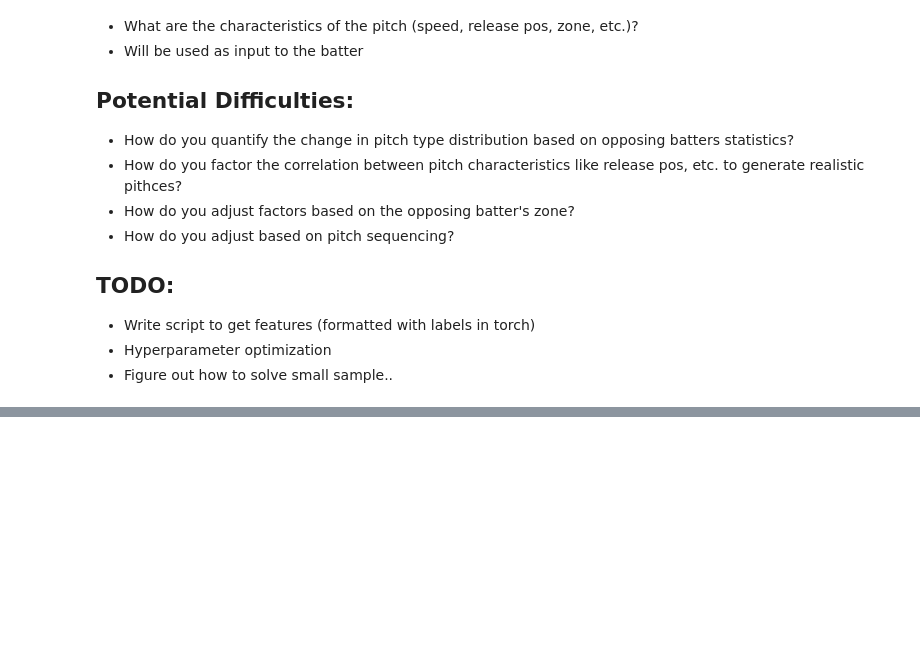
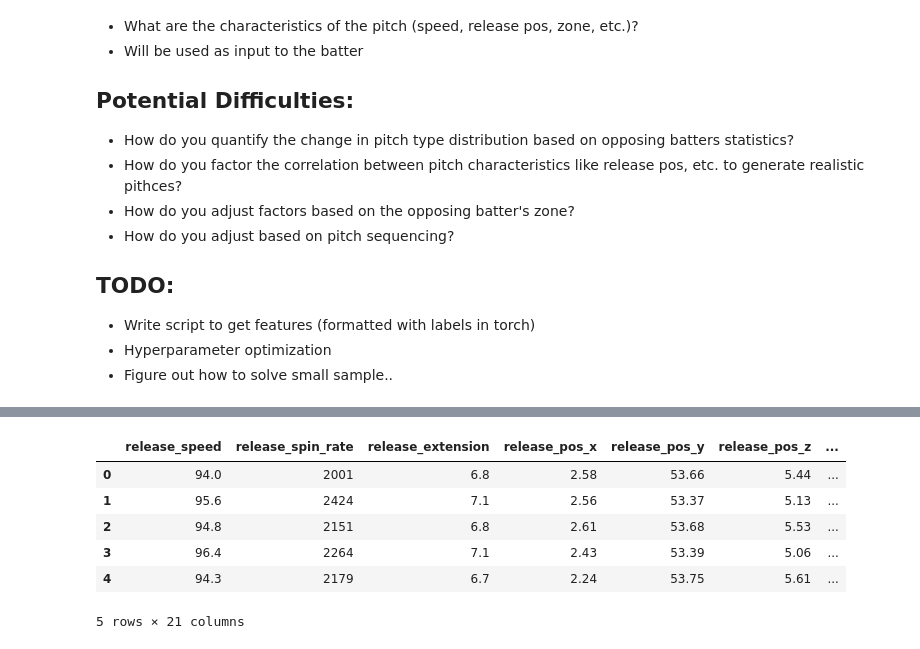
Before and after one commit to reecetec/mlb_simulator, a Jupyter notebook: notebooks/2.0-pitch-generation.ipynb, the cells around one changed output, grey strips where cells are left out. Cells and saved outputs as stored; diff of their text form; code cells hidden in the pictures; blank space fills up the shorter version.

```diff
--- a/notebooks/2.0-pitch-generation.ipynb
+++ b/notebooks/2.0-pitch-generation.ipynb
@@ -113,0 +246,22 @@ if __name__ == '__main__':
+# %%
+from sdv.sampling import Condition
+game_state_dict = {'strikes':0, 'balls':0, 'sz_bot':1.843, 'sz_top':3.941}
+#'strikes':1, 'balls':1,
+pitch_given_game_state = Condition(
+    num_rows=50,
+    column_values=game_state
+)
+
+synthetic_data = synthesizer.sample_from_conditions(
+    conditions=[pitch_given_game_state]
+    #output_file_path='synthetic_simulated_scenario.csv'
+)
+synthetic_data.head()
+# %% [output]
+|  | release_speed | release_spin_rate | release_extension | release_pos_x | release_pos_y | release_pos_z | ... |
+| 0 | 94.0 | 2001 | 6.8 | 2.58 | 53.66 | 5.44 | ... |
+| 1 | 95.6 | 2424 | 7.1 | 2.56 | 53.37 | 5.13 | ... |
+| 2 | 94.8 | 2151 | 6.8 | 2.61 | 53.68 | 5.53 | ... |
+| 3 | 96.4 | 2264 | 7.1 | 2.43 | 53.39 | 5.06 | ... |
+| 4 | 94.3 | 2179 | 6.7 | 2.24 | 53.75 | 5.61 | ... |
+5 rows × 21 columns
```
Also changed, not shown: parts of 17 cells of this notebook, 45 other files.
